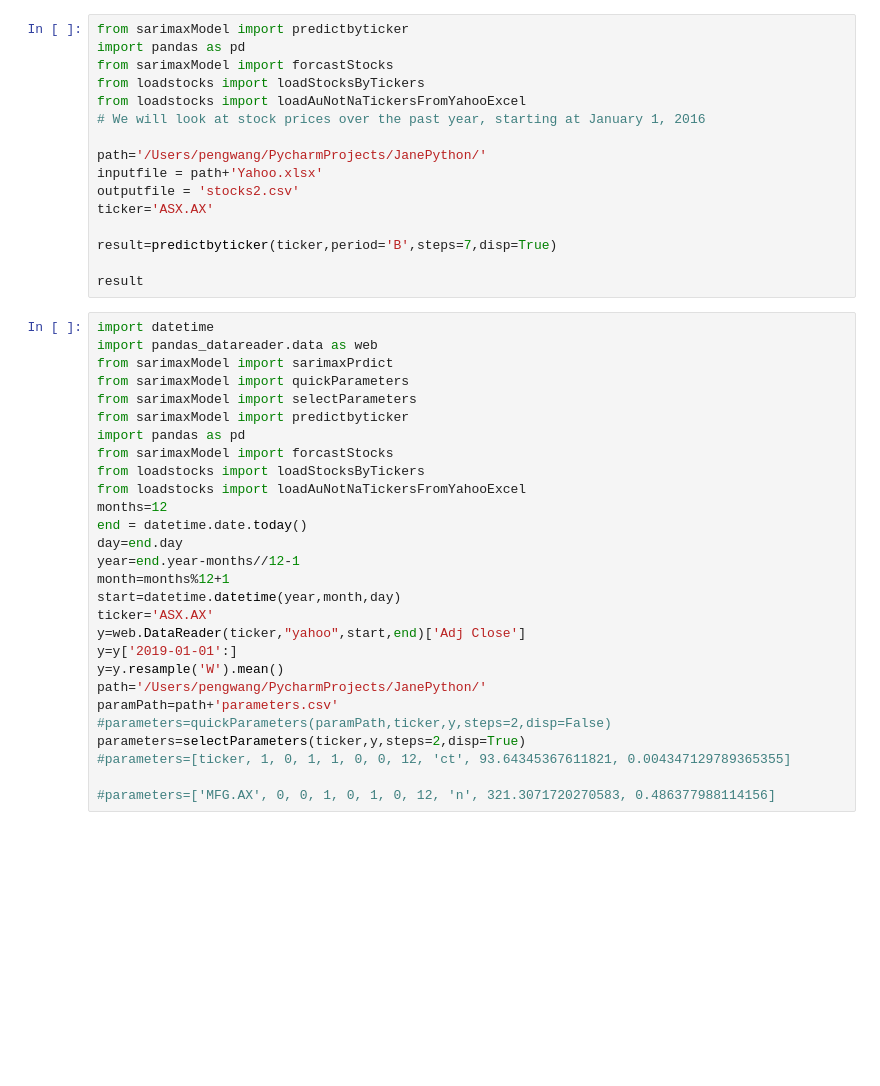
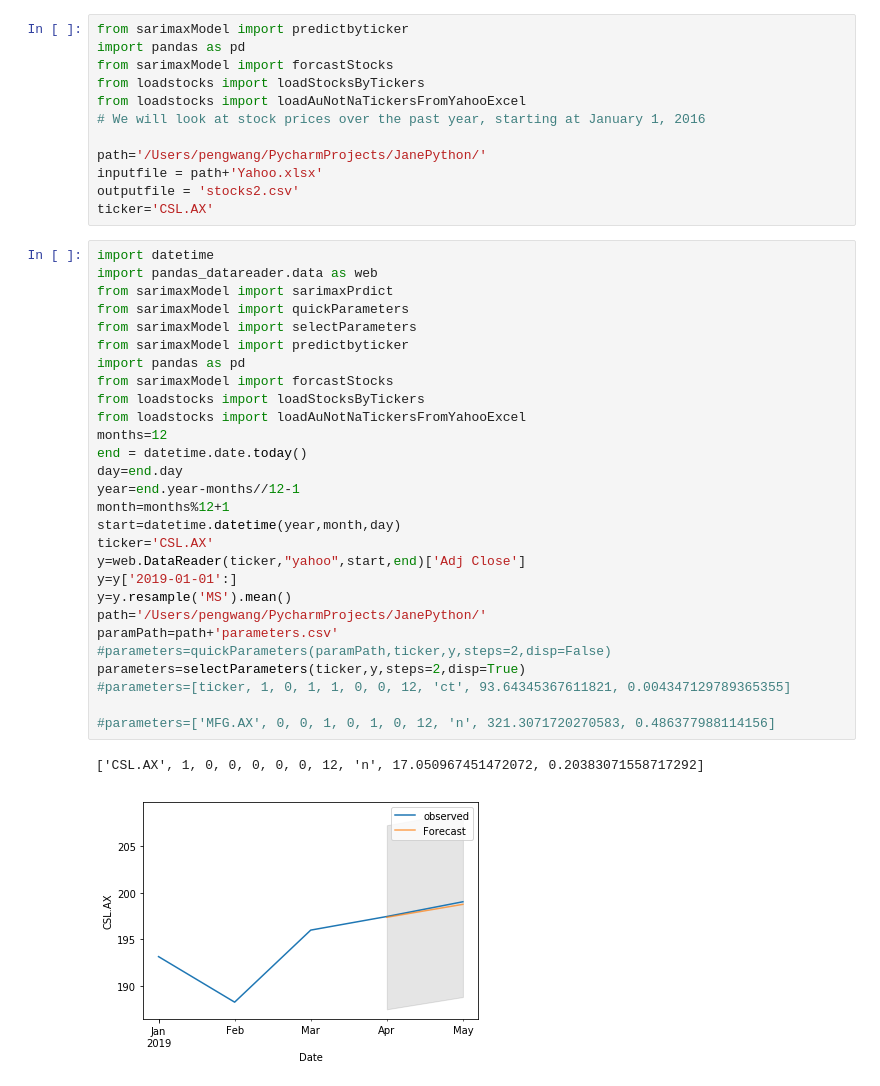
Before and after one commit to pengdannywang/JanePython, a Jupyter notebook: src/stockthread/onestock.ipynb, the cells around one changed output. Saved outputs shown, nothing was run; the diff lists cells and outputs as text; blank space fills up the shorter version.

```diff
--- a/src/stockthread/onestock.ipynb
+++ b/src/stockthread/onestock.ipynb
@@ -9,39 +9,38 @@ from loadstocks import loadAuNotNaTickersFromYahooExcel
 path='/Users/pengwang/PycharmProjects/JanePython/'
 inputfile = path+'Yahoo.xlsx'
 outputfile = 'stocks2.csv'
-ticker='ASX.AX'
-
-result=predictbyticker(ticker,period='B',steps=7,disp=True)
-
-result
+ticker='CSL.AX'
 # %%
 import datetime
 import pandas_datareader.data as web
 from sarimaxModel import sarimaxPrdict
 from sarimaxModel import quickParameters
 from sarimaxModel import selectParameters
 from sarimaxModel import predictbyticker
 import pandas as pd
 from sarimaxModel import forcastStocks
 from loadstocks import loadStocksByTickers
 from loadstocks import loadAuNotNaTickersFromYahooExcel
 months=12
 end = datetime.date.today()
 day=end.day
 year=end.year-months//12-1
 month=months%12+1
 start=datetime.datetime(year,month,day)
-ticker='ASX.AX'
+ticker='CSL.AX'
 y=web.DataReader(ticker,"yahoo",start,end)['Adj Close']
 y=y['2019-01-01':]
-y=y.resample('W').mean()
+y=y.resample('MS').mean()
 path='/Users/pengwang/PycharmProjects/JanePython/'
 paramPath=path+'parameters.csv'
 #parameters=quickParameters(paramPath,ticker,y,steps=2,disp=False)
 parameters=selectParameters(ticker,y,steps=2,disp=True)
 #parameters=[ticker, 1, 0, 1, 1, 0, 0, 12, 'ct', 93.64345367611821, 0.004347129789365355]
 
 #parameters=['MFG.AX', 0, 0, 1, 0, 1, 0, 12, 'n', 321.3071720270583, 0.486377988114156]
+# %% [output]
+['CSL.AX', 1, 0, 0, 0, 0, 0, 12, 'n', 17.050967451472072, 0.20383071558717292]
+[figure, added]
 # %%
 import statsmodels.api as sm
 import os
```
Also changed, not shown: parts of 5 cells of this notebook, 3 other files.
